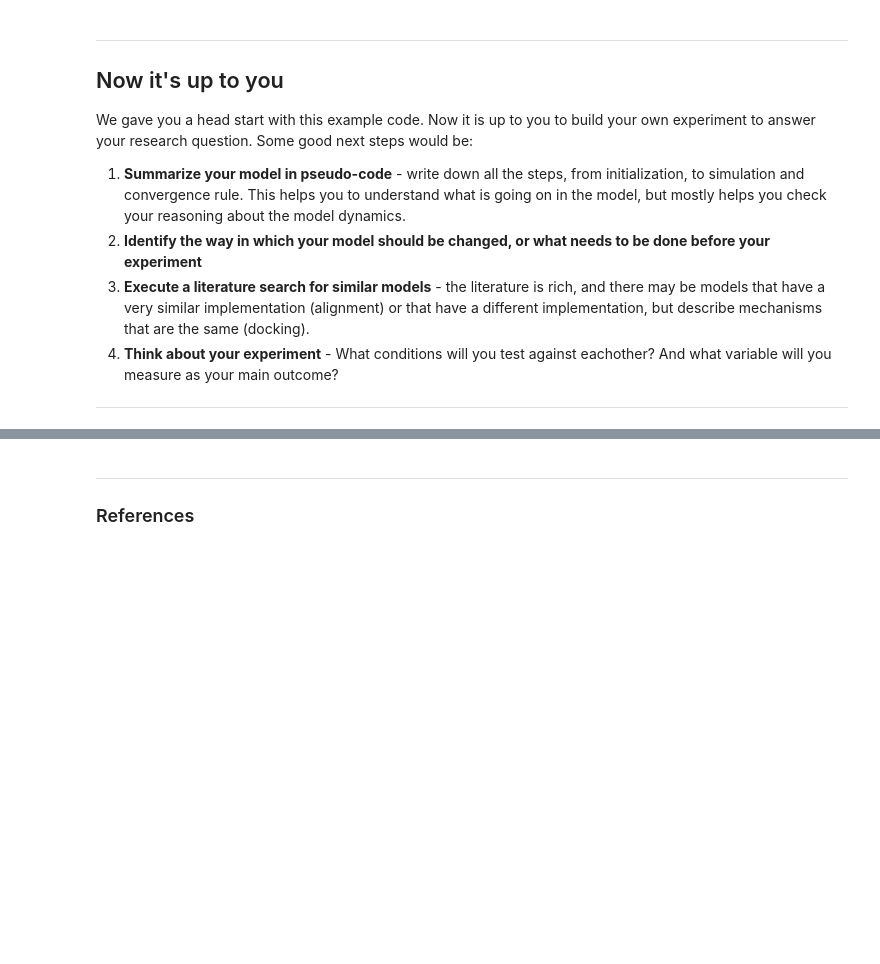
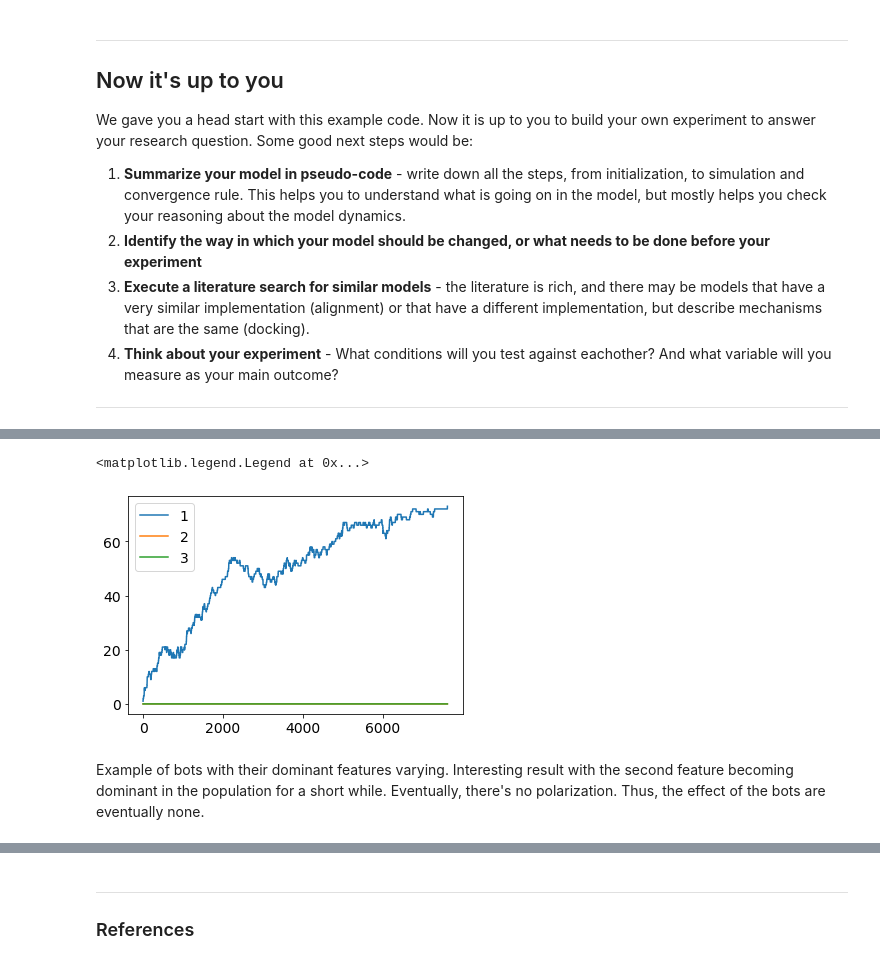
Before and after one commit to hchavan-cmd/ODIN, a Jupyter notebook: project_5.ipynb, the cells around one changed output, grey strips where cells are left out. Saved outputs shown, nothing was run; the diff lists cells and outputs as text; code cells hidden in the pictures; blank space fills up the shorter version.

```diff
--- a/project_5.ipynb
+++ b/project_5.ipynb
@@ -285,0 +298,14 @@ test3 = simulation_run(num_of_bots=3, bot_dom_trait=[2, 1, 1], feature_focus='f0
+# %%
+test = edit_simulation_run(num_of_bots=1, bot_dom_feat=[1], feature_focus='f01', seed = 99)
+test2 = edit_simulation_run(num_of_bots=1, bot_dom_feat=[1], feature_focus='f02', seed = 99)
+test3 = edit_simulation_run(num_of_bots=1, bot_dom_feat=[1], feature_focus='f03', seed = 99)
+# %%
+plt.plot(test)
+plt.plot(test2)
+plt.plot(test3)
+plt.legend([1,2,3])
+# %% [output]
+<matplotlib.legend.Legend at 0x...>
+[figure, added]
+# %% [markdown]
+Example of bots with their dominant features varying. Interesting result with the second feature becoming dominant in the population for a short while. Eventually, there's no polarization. Thus, the effect of the bots are eventually none.
```
Also changed, not shown: parts of 9 cells of this notebook.
